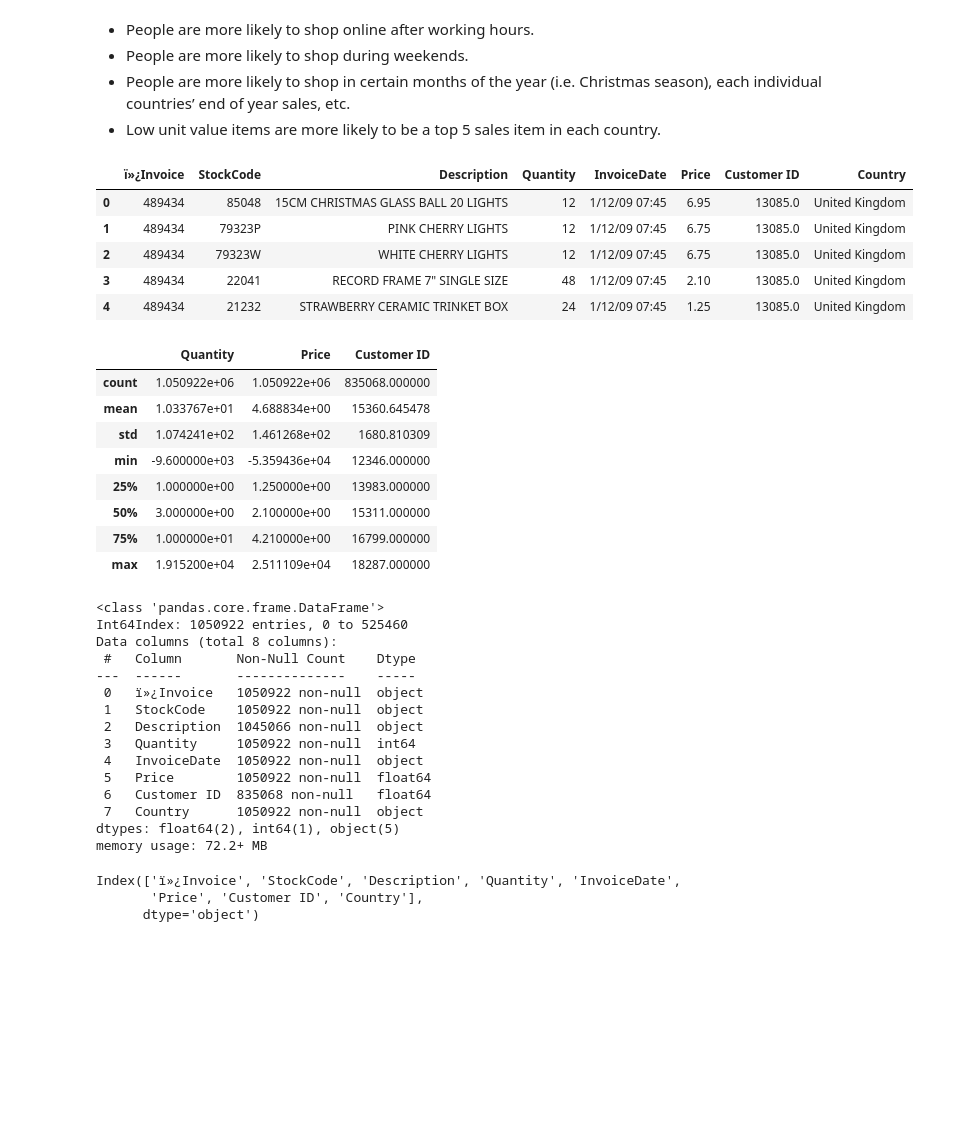
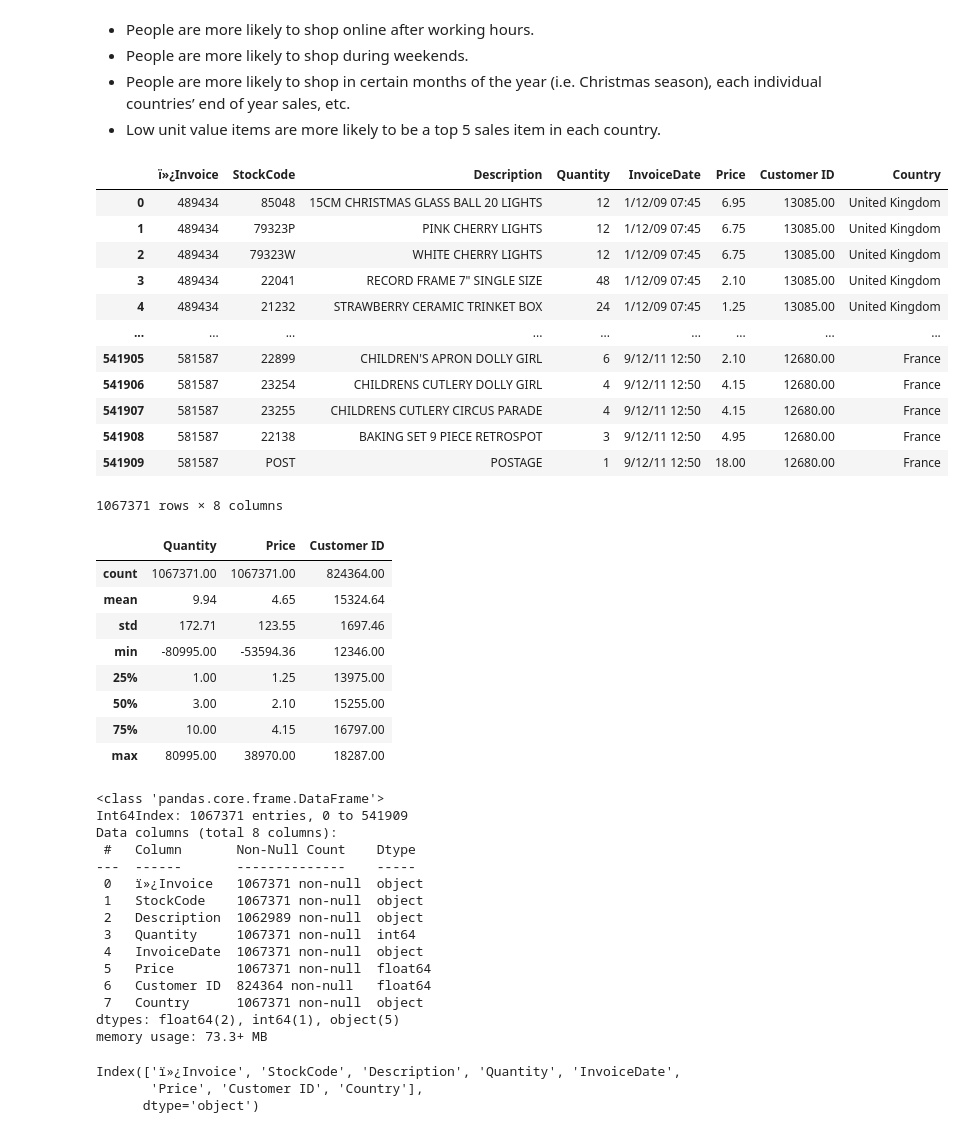
Before and after one commit to Samravp/Online-Retail-Sales-Insights, a Jupyter notebook: Online_Sales_Analysis.ipynb, the cells around one changed output. Drawn from its saved outputs; the diff is of its cells as text; code cells hidden in the pictures; blank space fills up the shorter version.

```diff
--- a/Online_Sales_Analysis.ipynb
+++ b/Online_Sales_Analysis.ipynb
@@ -12,55 +14,62 @@ import numpy as np
 # %%
 # Filepath of the CSV files
 csv_path_1 ='Resources/Year 2009-2010.csv'
-csv_path_2 ='Resources/Year 2009-2010.csv'
+csv_path_2 ='Resources/Year 2010-2011.csv'
 
 # Read through CSV files via Pandas
 df1=pd.read_csv(csv_path_1, encoding="ISO-8859-1")
 df2=pd.read_csv(csv_path_2, encoding="ISO-8859-1")
 
 # Merge the files
 dataset = df1.append([df2])
 
 # Display dataframe
-dataset.head()
+dataset
 # %% [output]
 |  | ï»¿Invoice | StockCode | Description | Quantity | InvoiceDate | Price | Customer ID | Country |
-| 0 | 489434 | 85048 | 15CM CHRISTMAS GLASS BALL 20 LIGHTS | 12 | 1/12/09 07:45 | 6.95 | 13085.0 | United Kingdom |
-| 1 | 489434 | 79323P | PINK CHERRY LIGHTS | 12 | 1/12/09 07:45 | 6.75 | 13085.0 | United Kingdom |
-| 2 | 489434 | 79323W | WHITE CHERRY LIGHTS | 12 | 1/12/09 07:45 | 6.75 | 13085.0 | United Kingdom |
-| 3 | 489434 | 22041 | RECORD FRAME 7" SINGLE SIZE | 48 | 1/12/09 07:45 | 2.10 | 13085.0 | United Kingdom |
-| 4 | 489434 | 21232 | STRAWBERRY CERAMIC TRINKET BOX | 24 | 1/12/09 07:45 | 1.25 | 13085.0 | United Kingdom |
+| 0 | 489434 | 85048 | 15CM CHRISTMAS GLASS BALL 20 LIGHTS | 12 | 1/12/09 07:45 | 6.95 | 13085.00 | United Kingdom |
+| 1 | 489434 | 79323P | PINK CHERRY LIGHTS | 12 | 1/12/09 07:45 | 6.75 | 13085.00 | United Kingdom |
+| 2 | 489434 | 79323W | WHITE CHERRY LIGHTS | 12 | 1/12/09 07:45 | 6.75 | 13085.00 | United Kingdom |
+| 3 | 489434 | 22041 | RECORD FRAME 7" SINGLE SIZE | 48 | 1/12/09 07:45 | 2.10 | 13085.00 | United Kingdom |
+| 4 | 489434 | 21232 | STRAWBERRY CERAMIC TRINKET BOX | 24 | 1/12/09 07:45 | 1.25 | 13085.00 | United Kingdom |
+| ... | ... | ... | ... | ... | ... | ... | ... | ... |
+| 541905 | 581587 | 22899 | CHILDREN'S APRON DOLLY GIRL | 6 | 9/12/11 12:50 | 2.10 | 12680.00 | France |
+| 541906 | 581587 | 23254 | CHILDRENS CUTLERY DOLLY GIRL | 4 | 9/12/11 12:50 | 4.15 | 12680.00 | France |
+| 541907 | 581587 | 23255 | CHILDRENS CUTLERY CIRCUS PARADE | 4 | 9/12/11 12:50 | 4.15 | 12680.00 | France |
+| 541908 | 581587 | 22138 | BAKING SET 9 PIECE RETROSPOT | 3 | 9/12/11 12:50 | 4.95 | 12680.00 | France |
+| 541909 | 581587 | POST | POSTAGE | 1 | 9/12/11 12:50 | 18.00 | 12680.00 | France |
+1067371 rows × 8 columns
 # %%
 # Check out the dataframe using describe and info
 dataset.describe()
 # %% [output]
 |  | Quantity | Price | Customer ID |
-| count | 1.050922e+06 | 1.050922e+06 | 835068.000000 |
-| mean | 1.033767e+01 | 4.688834e+00 | 15360.645478 |
-| std | 1.074241e+02 | 1.461268e+02 | 1680.810309 |
-| min | -9.600000e+03 | -5.359436e+04 | 12346.000000 |
-| 25% | 1.000000e+00 | 1.250000e+00 | 13983.000000 |
-| 50% | 3.000000e+00 | 2.100000e+00 | 15311.000000 |
-| 75% | 1.000000e+01 | 4.210000e+00 | 16799.000000 |
-| max | 1.915200e+04 | 2.511109e+04 | 18287.000000 |
+| count | 1067371.00 | 1067371.00 | 824364.00 |
+| mean | 9.94 | 4.65 | 15324.64 |
+| std | 172.71 | 123.55 | 1697.46 |
+| min | -80995.00 | -53594.36 | 12346.00 |
+| 25% | 1.00 | 1.25 | 13975.00 |
+| 50% | 3.00 | 2.10 | 15255.00 |
+| 75% | 10.00 | 4.15 | 16797.00 |
+| max | 80995.00 | 38970.00 | 18287.00 |
 # %%
 dataset.info()
 # %% [output]
 <class 'pandas.core.frame.DataFrame'>
-Int64Index: 1050922 entries, 0 to 525460
+Int64Index: 1067371 entries, 0 to 541909
 Data columns (total 8 columns):
  #   Column       Non-Null Count    Dtype
 ---  ------       --------------    -----
- 0   ï»¿Invoice   1050922 non-null  object
- 1   StockCode    1050922 non-null  object
- 2   Description  1045066 non-null  object
- 3   Quantity     1050922 non-null  int64
- 4   InvoiceDate  1050922 non-null  object
- 5   Price        1050922 non-null  float64
- 6   Customer ID  835068 non-null   float64
- 7   Country      1050922 non-null  object
+ 0   ï»¿Invoice   1067371 non-null  object
+ 1   StockCode    1067371 non-null  object
+ 2   Description  1062989 non-null  object
+ 3   Quantity     1067371 non-null  int64
+ 4   InvoiceDate  1067371 non-null  object
+ 5   Price        1067371 non-null  float64
+ 6   Customer ID  824364 non-null   float64
+ 7   Country      1067371 non-null  object
 dtypes: float64(2), int64(1), object(5)
-memory usage: 72.2+ MB
+memory usage: 73.3+ MB
 # %%
 dataset.keys()
 # %% [output]
```
Also changed, not shown: parts of 20 cells of this notebook.
